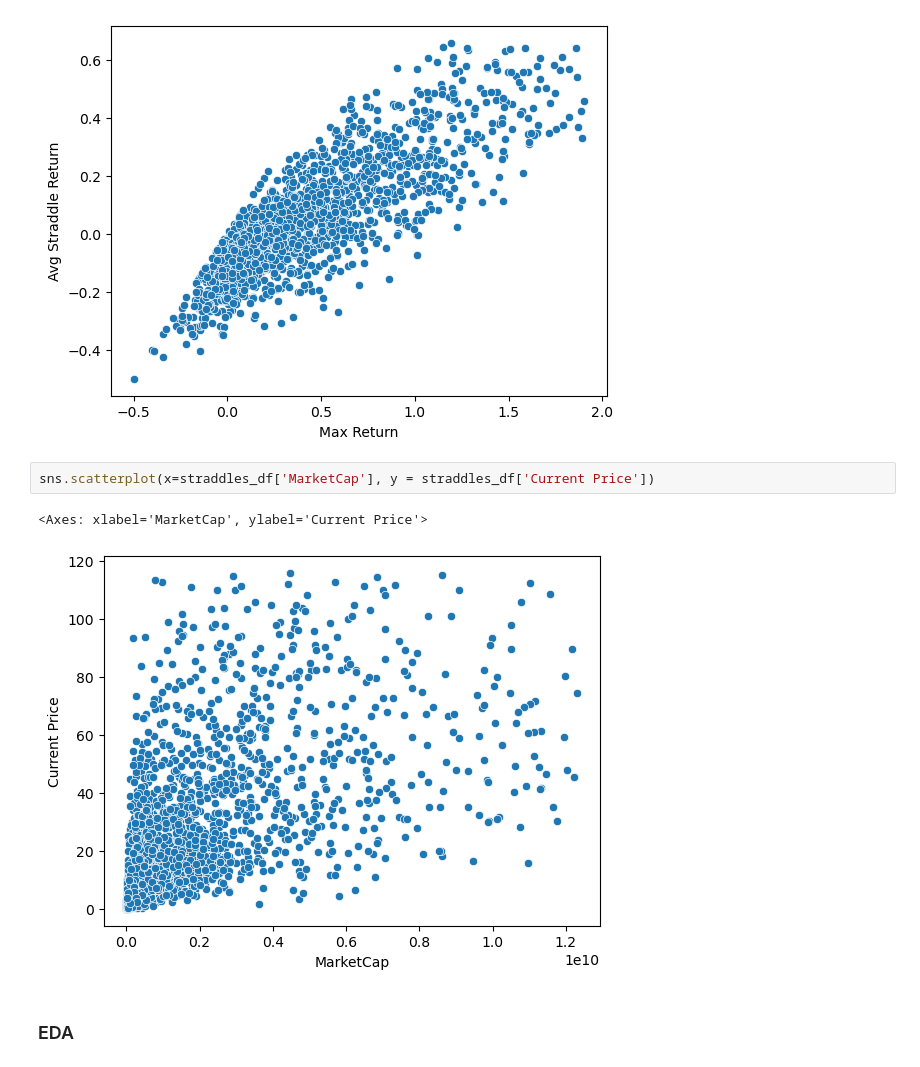
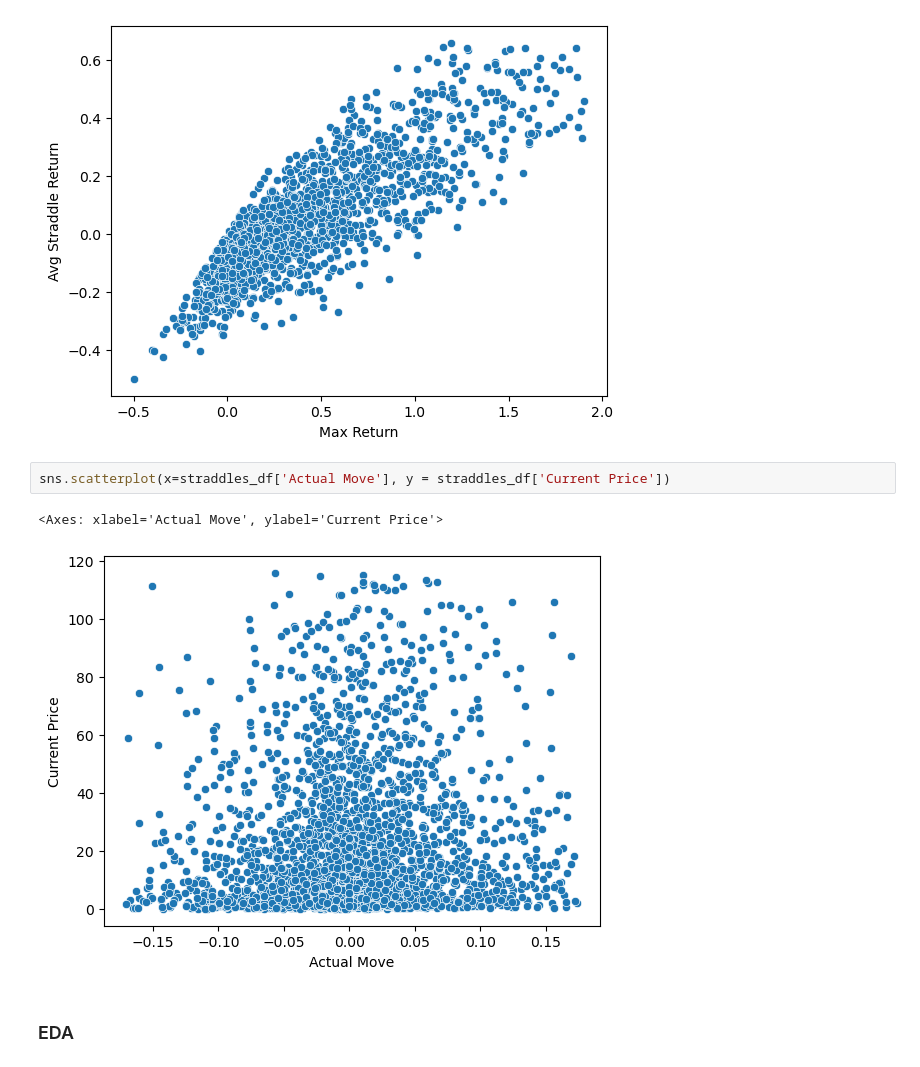
Before and after one commit to brigittesullivan/eps-stock-market-ml-project, a Jupyter notebook: 2_EDA.ipynb, the cells around one changed output. Cells and saved outputs as stored; diff of their text form.

```diff
--- a/2_EDA.ipynb
+++ b/2_EDA.ipynb
@@ -115,10 +128,10 @@ sns.scatterplot(x=straddles_df['Max Return'], y = straddles_df['Avg Straddle Ret
 <Axes: xlabel='Max Return', ylabel='Avg Straddle Return'>
 [figure]
 # %%
-sns.scatterplot(x=straddles_df['MarketCap'], y = straddles_df['Current Price'])
+sns.scatterplot(x=straddles_df['Actual Move'], y = straddles_df['Current Price'])
 # %% [output]
-<Axes: xlabel='MarketCap', ylabel='Current Price'>
+<Axes: xlabel='Actual Move', ylabel='Current Price'>
-[figure, old version]
+[figure, new version]
 # %% [markdown]
 ### EDA
 # %% [markdown]
```
Also changed, not shown: parts of 4 cells of this notebook, 5 other files.
